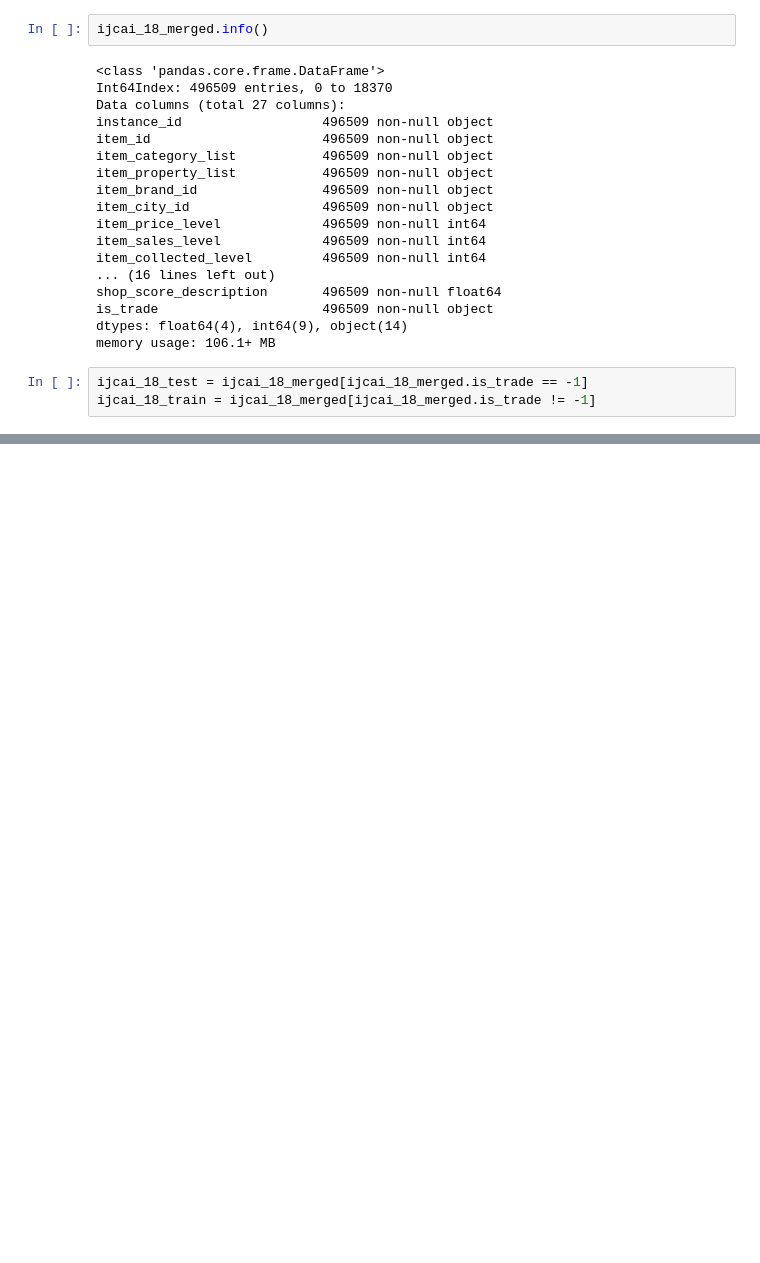
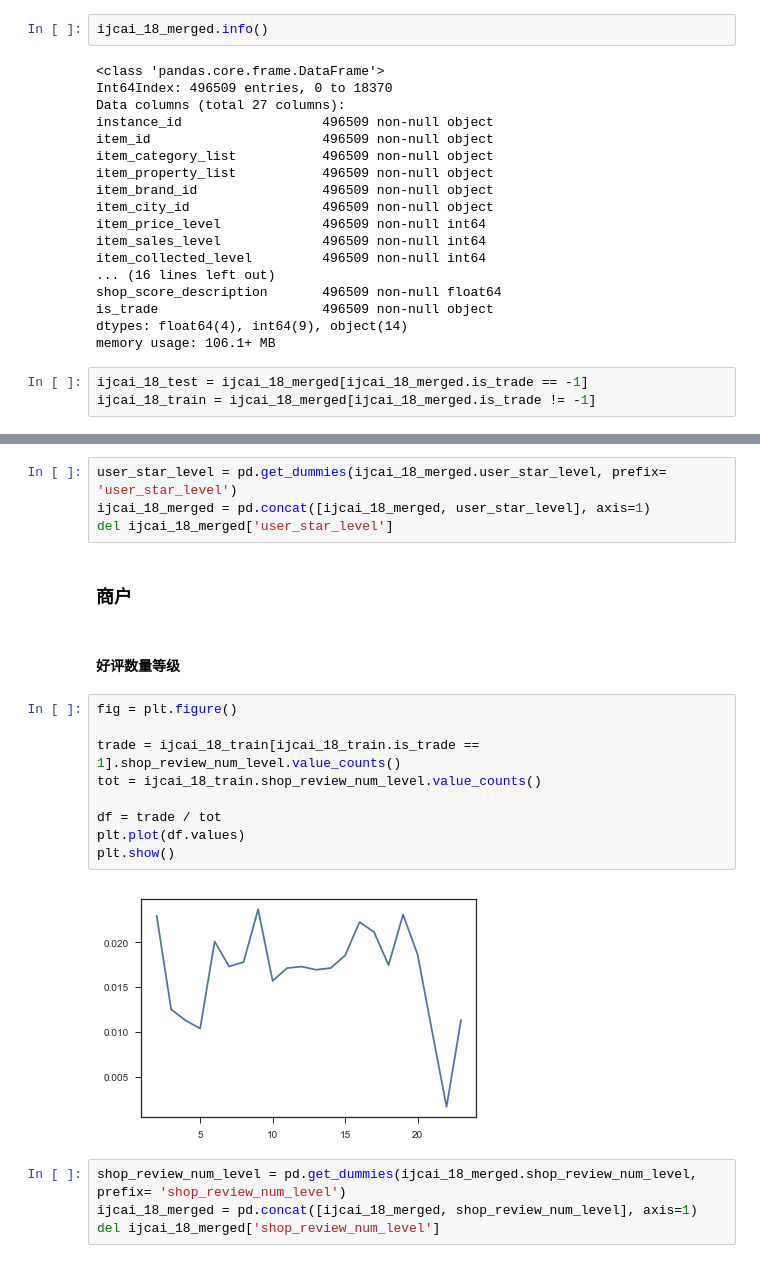
Before and after one commit to MagleHJ/Inter_Ad_Algo, a Jupyter notebook: src/feature_engineering.ipynb, the cells around one changed output, grey strips where cells are left out. Cells and saved outputs as stored; diff of their text form; blank space fills up the shorter version.

```diff
--- a/src/feature_engineering.ipynb
+++ b/src/feature_engineering.ipynb
@@ -122,0 +263,23 @@ plt.tight_layout()
+# %%
+user_star_level = pd.get_dummies(ijcai_18_merged.user_star_level, prefix= 'user_star_level')
+ijcai_18_merged = pd.concat([ijcai_18_merged, user_star_level], axis=1)
+del ijcai_18_merged['user_star_level']
+# %% [markdown]
+### 商户
+# %% [markdown]
+#### 好评数量等级
+# %%
+fig = plt.figure()
+
+trade = ijcai_18_train[ijcai_18_train.is_trade == 1].shop_review_num_level.value_counts()
+tot = ijcai_18_train.shop_review_num_level.value_counts()
+
+df = trade / tot
+plt.plot(df.values)
+plt.show()
+# %% [output]
+[figure, added]
+# %%
+shop_review_num_level = pd.get_dummies(ijcai_18_merged.shop_review_num_level, prefix= 'shop_review_num_level')
+ijcai_18_merged = pd.concat([ijcai_18_merged, shop_review_num_level], axis=1)
+del ijcai_18_merged['shop_review_num_level']
```
Also changed, not shown: parts of 53 cells of this notebook, 3 other files.
